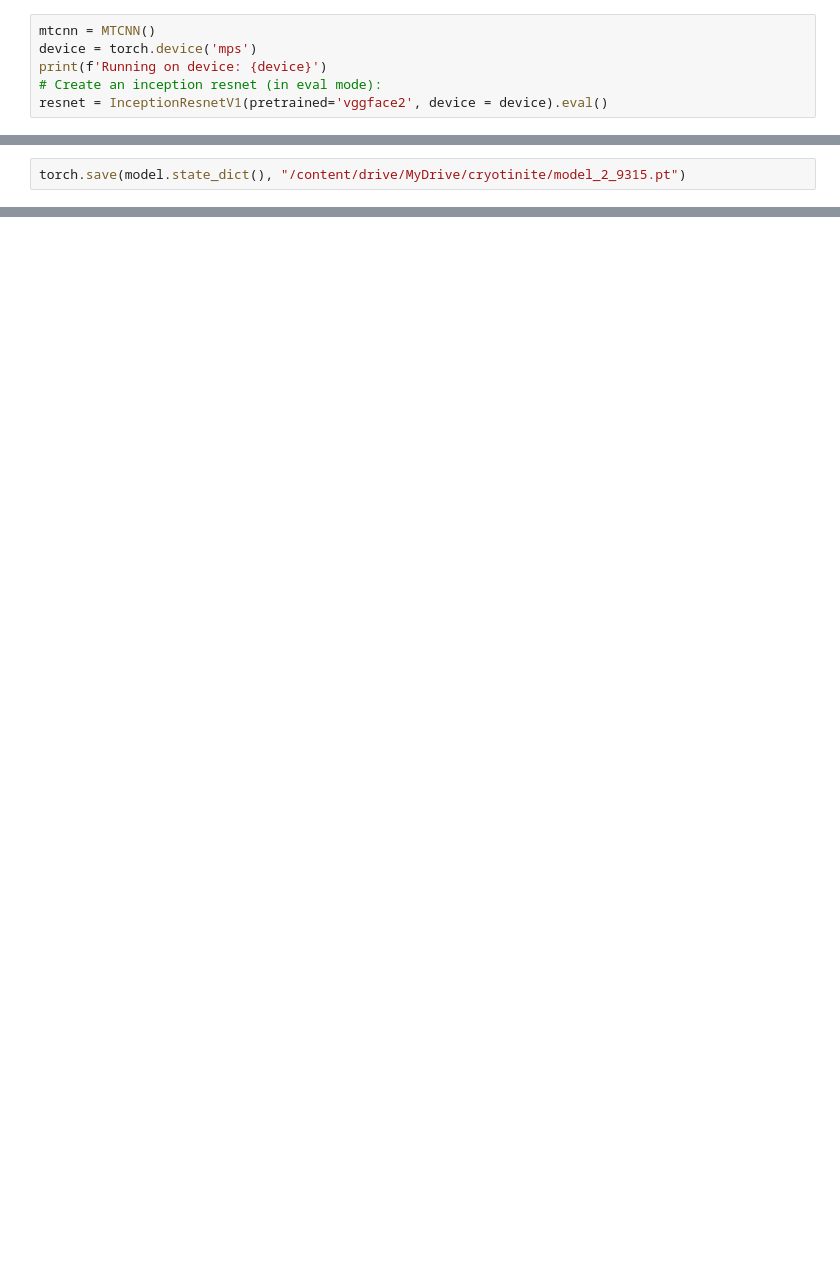
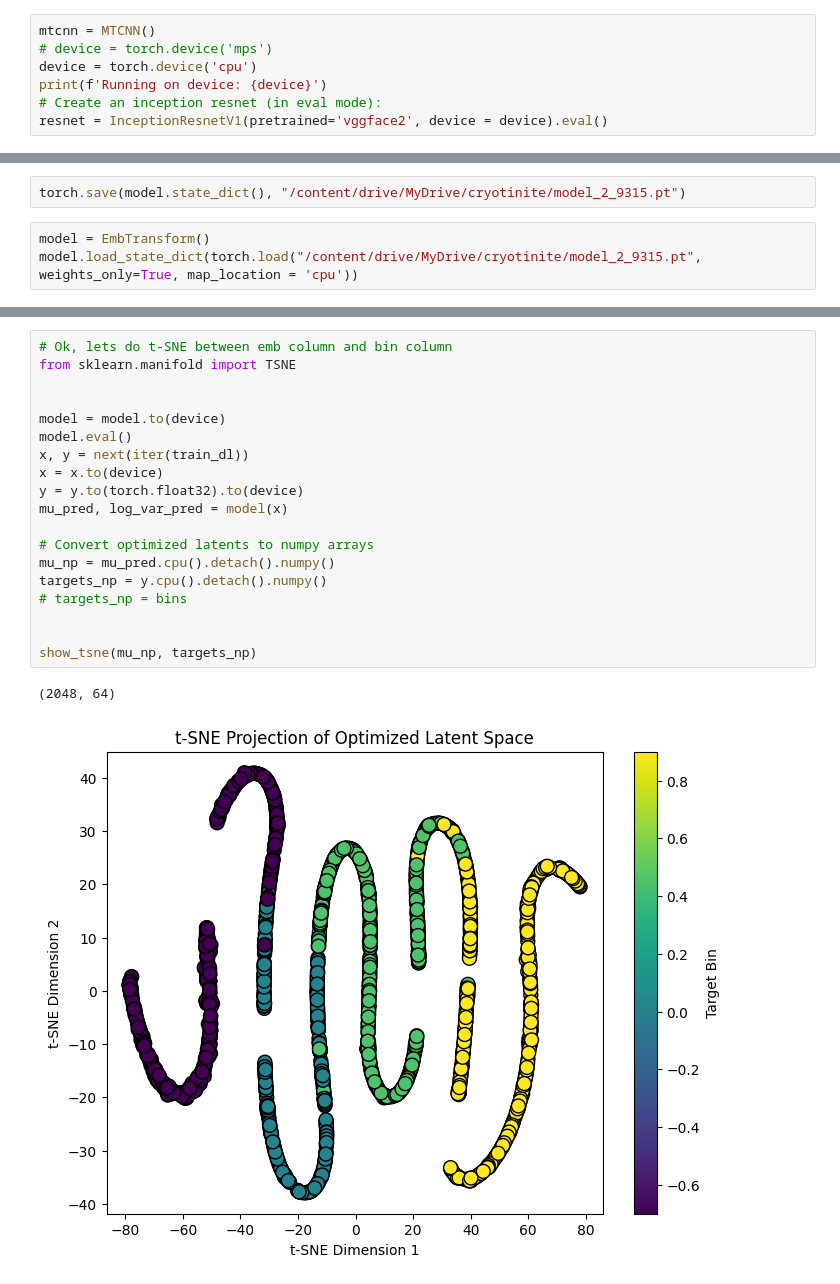
Before and after one commit to pranay8297/Stable-Diffusion-Experiments, a Jupyter notebook: cryptonite_experiments.ipynb, the cells around one changed output, grey strips where cells are left out. Cells and saved outputs as stored; diff of their text form; blank space fills up the shorter version.

```diff
--- a/cryptonite_experiments.ipynb
+++ b/cryptonite_experiments.ipynb
@@ -21,7 +21,8 @@ from matplotlib import pyplot as plt
 from tqdm import tqdm
 # %%
 mtcnn = MTCNN()
-device = torch.device('mps')
+# device = torch.device('mps')
+device = torch.device('cpu')
 print(f'Running on device: {device}')
 # Create an inception resnet (in eval mode):
 resnet = InceptionResnetV1(pretrained='vggface2', device = device).eval()
@@ -1724,3 +1707,6 @@ Epoch: 1990 | TL: 5.1419 |         TKL: 3.5009 |        TML: 0.0820 |        VL:
 Epoch: 1995 | TL: 5.0092 |         TKL: 3.4105 |        TML: 0.0799 |        VL: 3.6104 |        VKL: 2.9315 |        VML: 0.0685
 # %%
 torch.save(model.state_dict(), "/content/drive/MyDrive/cryotinite/model_2_9315.pt")
+# %%
+model = EmbTransform()
+model.load_state_dict(torch.load("/content/drive/MyDrive/cryotinite/model_2_9315.pt", weights_only=True, map_location = 'cpu'))
@@ -1766,0 +1741,22 @@ plt.show()
+# %%
+# Ok, lets do t-SNE between emb column and bin column
+from sklearn.manifold import TSNE
+
+
+model = model.to(device)
+model.eval()
+x, y = next(iter(train_dl))
+x = x.to(device)
+y = y.to(torch.float32).to(device)
+mu_pred, log_var_pred = model(x)
+
+# Convert optimized latents to numpy arrays
+mu_np = mu_pred.cpu().detach().numpy()
+targets_np = y.cpu().detach().numpy()
+# targets_np = bins
+
+
+show_tsne(mu_np, targets_np)
+# %% [output]
+(2048, 64)
+[figure, added]
```
Also changed, not shown: parts of 15 cells of this notebook.
